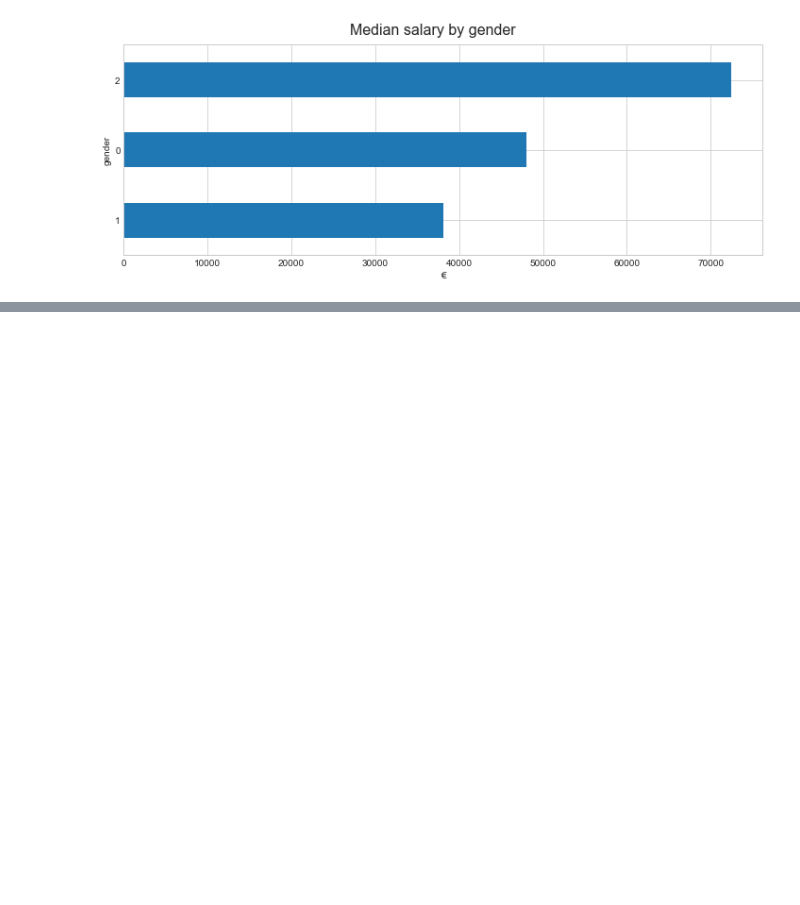
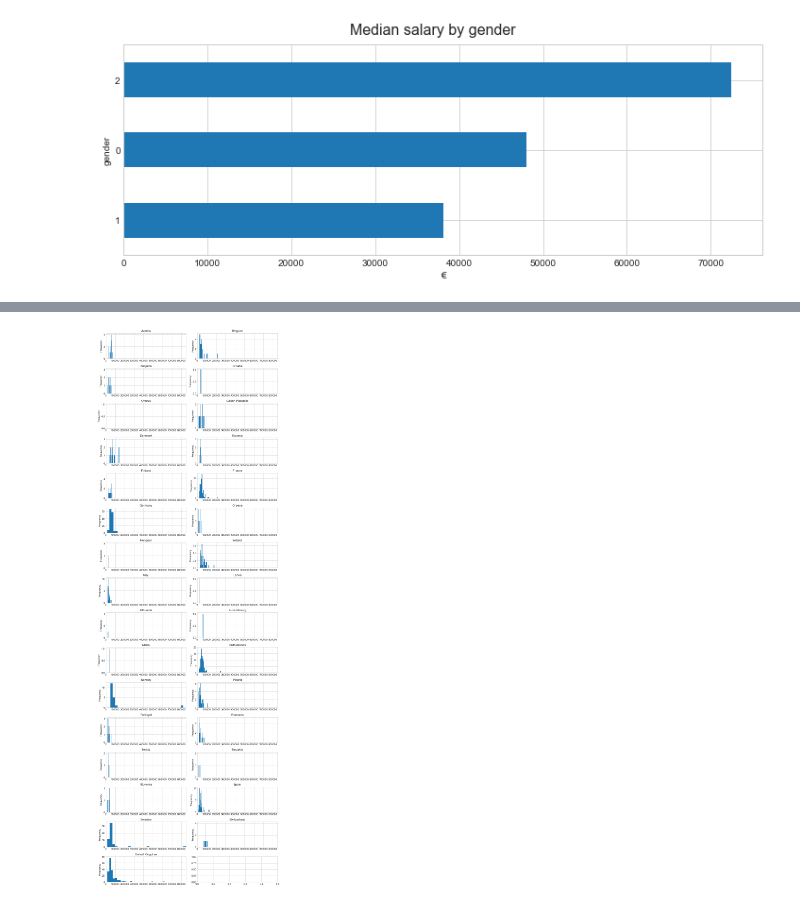
Before and after one commit to davidgengenbach/developer-salary-statistics, a Jupyter notebook: statistics.ipynb, the cells around one changed output, grey strips where cells are left out. Drawn from its saved outputs; the diff is of its cells as text; code cells hidden in the pictures; blank space fills up the shorter version.

```diff
--- a/statistics.ipynb
+++ b/statistics.ipynb
@@ -74,0 +85,11 @@ fig.savefig('data/salary-sample-count-per-country.png', dpi = 300)
+# %%
+num_countries = len(df.country.value_counts())
+num_cols = 2
+num_rows = int(np.ceil(num_countries / num_cols))
+fig, axes = plt.subplots(ncols = num_cols, nrows = num_rows, figsize = (10, 30))
+max_salary = df.salary.max()
+for (country, df_country), ax in zip(df.groupby('country'), axes.flatten()):
+    df_country.salary.plot(kind = 'hist', bins = 30, ax = ax, title = country, xlim = (0, max_salary))
+fig.tight_layout()
+# %% [output]
+[figure, added]
```
Also changed, not shown: parts of 2 cells of this notebook, 3 other files.
